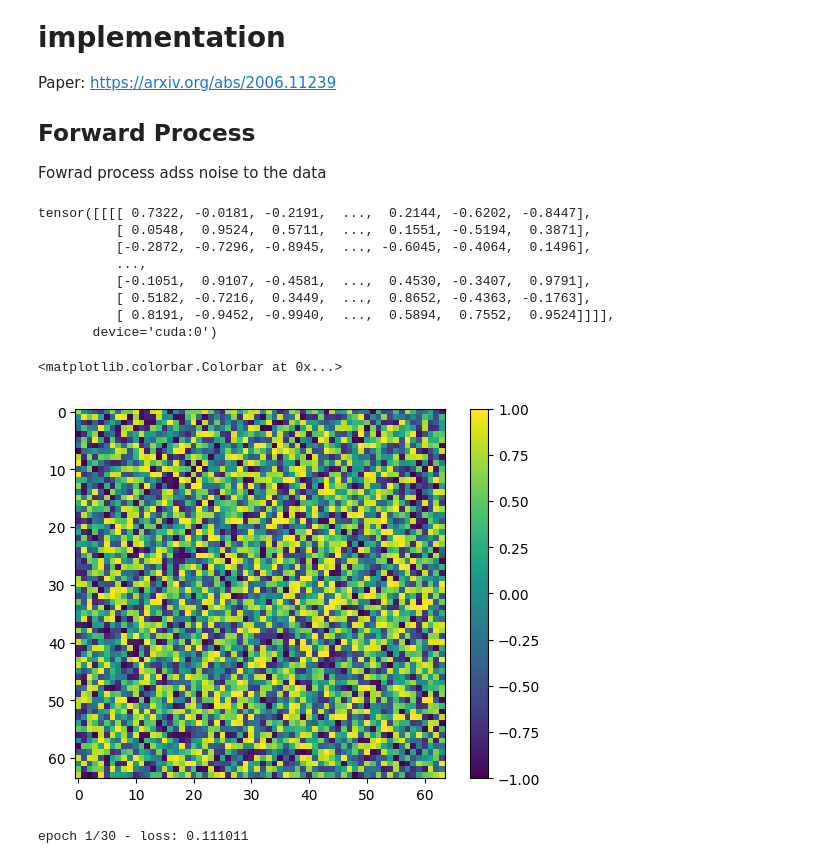
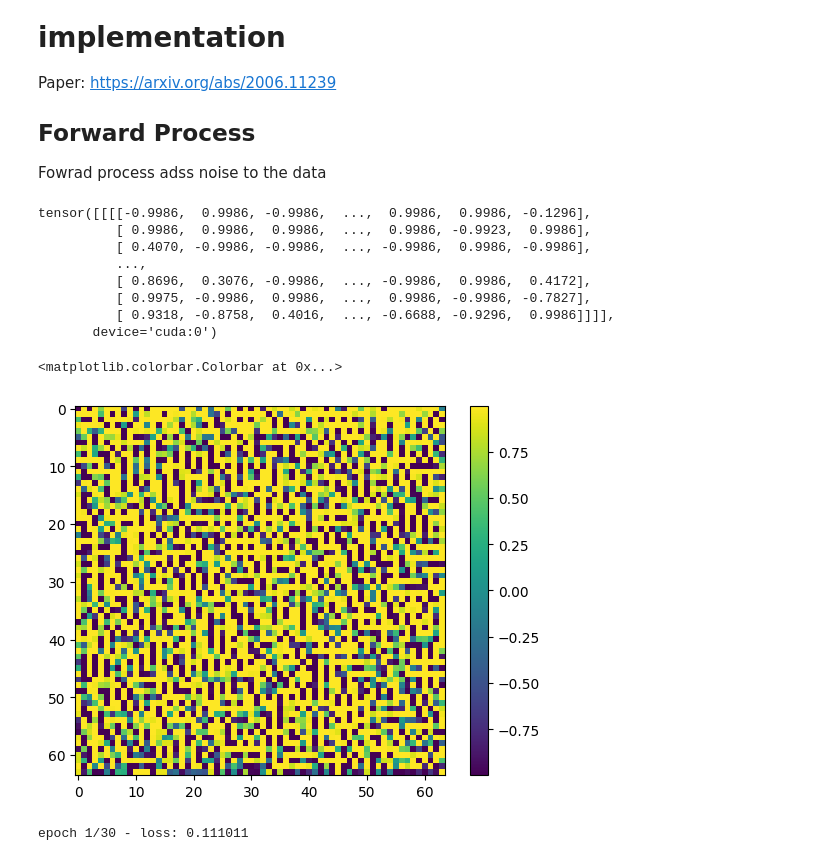
Before and after one commit to mln9d4/FeatureBridgeMapping, a Jupyter notebook: self_implemented.ipynb, the cells around one changed output. Saved outputs shown, nothing was run; the diff lists cells and outputs as text; code cells hidden in the pictures.

```diff
--- a/self_implemented.ipynb
+++ b/self_implemented.ipynb
@@ -50,6 +50,10 @@ class UNet(nn.Module):
         else:
             noise_level_channel = None
             self.noise_level_mlp = None
+
+        self.image_size = image_size
+        self.in_channel = in_channel
+        self.out_channel = out_channel
 
         num_mults = len(channel_mults)
         pre_channel = inner_channel
@@ -605,22 +631,23 @@ tensor[:, :, start:end, start:end] = 1.0
 
 samples = tensor.repeat(100, 1, 1, 1)
 # %%
-sampled = diffusion.ddpm_sampler(1)
+diffusion.set_new_noise_schedule(phase='test')
+sampled = diffusion.ddpm_sampler(1, clip_denoised=True)
 y, ret_arr = sampled
 print(y)
 plt.imshow(y.cpu().numpy()[0, 0], cmap='viridis')
 plt.colorbar()
 # %% [output]
-tensor([[[[ 0.7322, -0.0181, -0.2191,  ...,  0.2144, -0.6202, -0.8447],
-          [ 0.0548,  0.9524,  0.5711,  ...,  0.1551, -0.5194,  0.3871],
-          [-0.2872, -0.7296, -0.8945,  ..., -0.6045, -0.4064,  0.1496],
+tensor([[[[-0.9986,  0.9986, -0.9986,  ...,  0.9986,  0.9986, -0.1296],
+          [ 0.9986,  0.9986,  0.9986,  ...,  0.9986, -0.9923,  0.9986],
+          [ 0.4070, -0.9986, -0.9986,  ..., -0.9986,  0.9986, -0.9986],
           ...,
-          [-0.1051,  0.9107, -0.4581,  ...,  0.4530, -0.3407,  0.9791],
-          [ 0.5182, -0.7216,  0.3449,  ...,  0.8652, -0.4363, -0.1763],
-          [ 0.8191, -0.9452, -0.9940,  ...,  0.5894,  0.7552,  0.9524]]]],
+          [ 0.8696,  0.3076, -0.9986,  ..., -0.9986,  0.9986,  0.4172],
+          [ 0.9975, -0.9986,  0.9986,  ...,  0.9986, -0.9986, -0.7827],
+          [ 0.9318, -0.8758,  0.4016,  ..., -0.6688, -0.9296,  0.9986]]]],
        device='cuda:0')
 <matplotlib.colorbar.Colorbar at 0x...>
-[figure, old version]
+[figure, new version]
 # %%
 # simple training loop using the existing `tensor` as toy data
 device = diffusion.device
```
Also changed, not shown: parts of 4 cells of this notebook.
